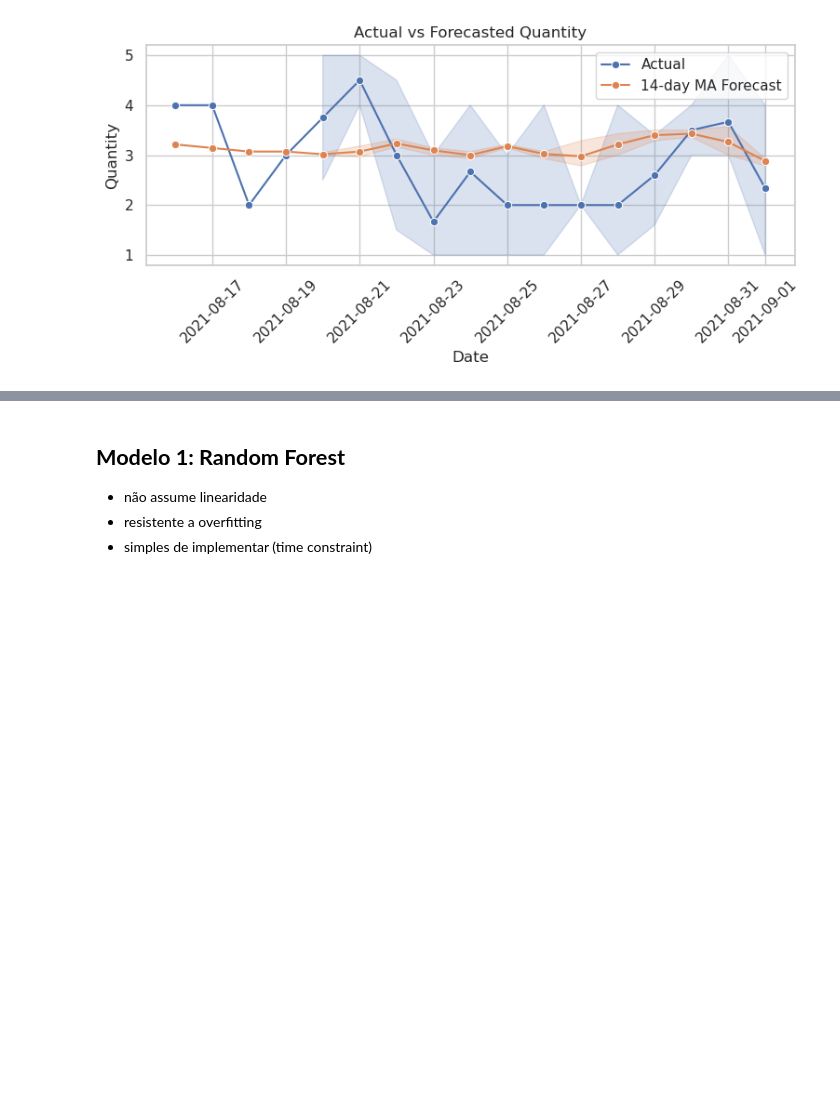
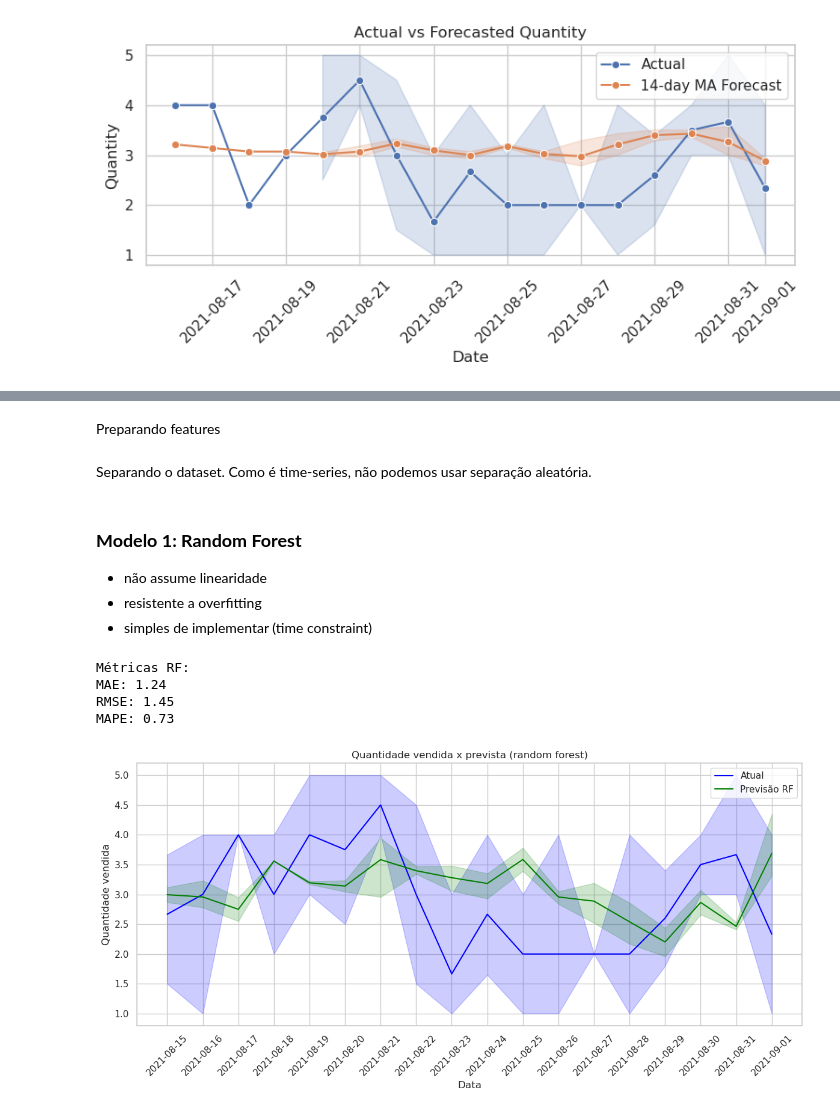
Before and after one commit to joaomj/case_mrhealth, a Jupyter notebook: notebook.ipynb, the cells around one changed output, grey strips where cells are left out. Drawn from its saved outputs; the diff is of its cells as text; code cells hidden in the pictures; blank space fills up the shorter version.

```diff
--- a/notebook.ipynb
+++ b/notebook.ipynb
@@ -684,0 +717,2 @@ plt.show()
+# %% [markdown]
+Preparando features
@@ -685,6 +739,61 @@ plt.show()
+# %% [markdown]
+Separando o dataset. Como é time-series, não podemos usar separação aleatória.
+# %%
+# Ordenando df por data
+df = df.sort_values(by='data')
+
+# Particionando df
+split_ratio = 0.8  # 80% treino
+split_index = int(split_ratio * len(df))
+
+df_train = df.iloc[:split_index]
+df_test = df.iloc[split_index:]
 # %% [markdown]
-## **Modelo 1: Random Forest**
+### **Modelo 1: Random Forest**
 - não assume linearidade
 - resistente a overfitting
 - simples de implementar (time constraint)
+# %%
+# Preparando X e y
+X_train = df_train[features]
+y_train = df_train['qtd']
+X_test = df_test[features]
+y_test = df_test['qtd']
+
+# Iniciando Random Forest
+rf_model = RandomForestRegressor(random_state=42)
+
+# Treinando o modelo
+rf_model.fit(X_train, y_train)
+
+# Previsões
+rf_pred = rf_model.predict(X_test)
+
+# Calculando métricas
+rf_mae = mean_absolute_error(y_test, rf_pred)
+rf_rmse = np.sqrt(mean_squared_error(y_test, rf_pred))
+rf_mape = mean_absolute_percentage_error(y_test, rf_pred)
+
+print(f"Métricas RF:")
+print(f"MAE: {rf_mae:.2f}")
+print(f"RMSE: {rf_rmse:.2f}")
+print(f"MAPE: {rf_mape:.2f}")
+
+# Plotando previsões
+plt.figure(figsize=(12, 6))
+sns.lineplot(x=df_test['data'], y=y_test, label='Atual', color='blue')
+sns.lineplot(x=df_test['data'], y=rf_pred, label='Previsão RF', color='green')
+plt.xlabel('Data')
+plt.ylabel('Quantidade vendida')
+plt.title('Quantidade vendida x prevista (random forest)')
+plt.legend()
+plt.xticks(rotation=45)
+plt.tight_layout()
+plt.show()
+# %% [output]
+Métricas RF:
+MAE: 1.24
+RMSE: 1.45
+MAPE: 0.73
+[figure, added]
 # %% [markdown]
```
Also changed, not shown: parts of 11 cells of this notebook.
